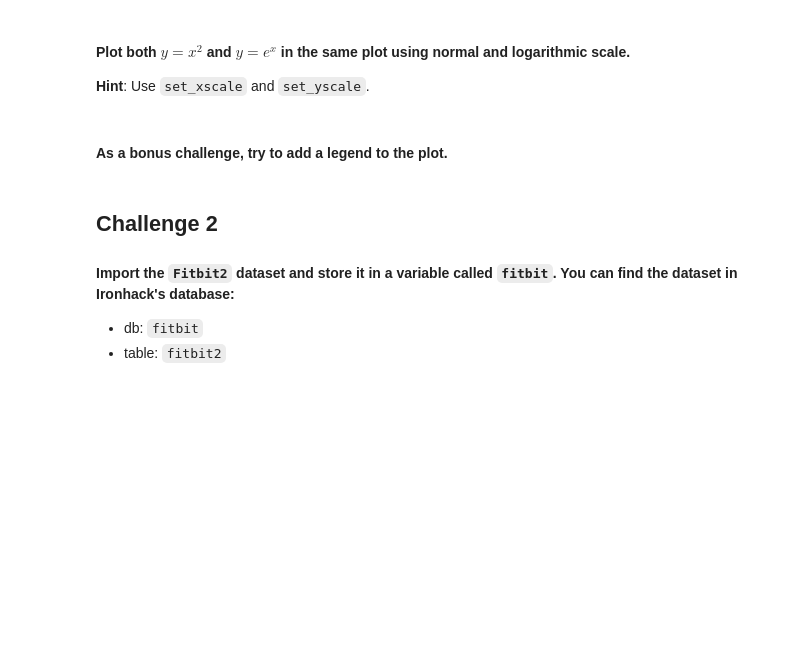
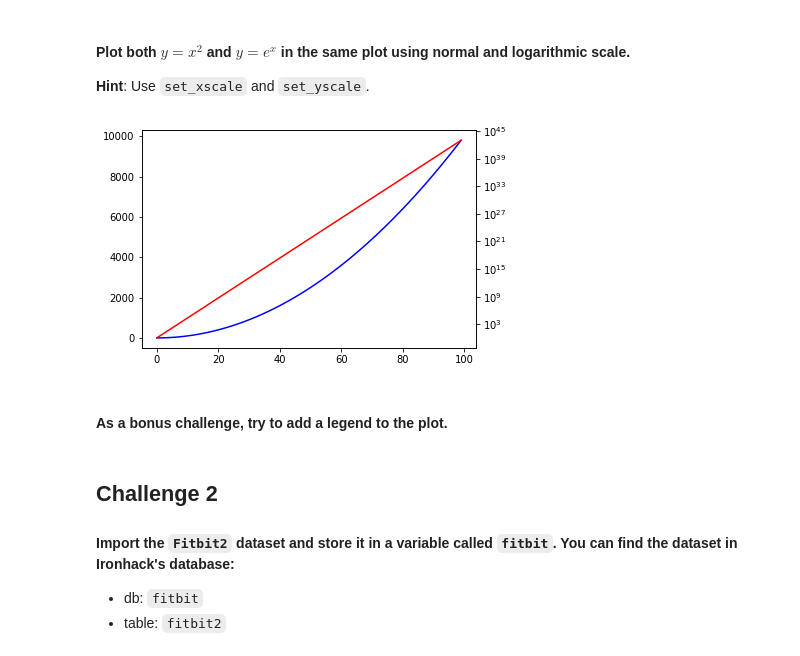
Before and after one commit to ta-datapt-bcn/lab-matplotlib-seaborn, a Jupyter notebook: your-code/main.ipynb, the cells around one changed output. Drawn from its saved outputs; the diff is of its cells as text; code cells hidden in the pictures; blank space fills up the shorter version.

```diff
--- a/your-code/main.ipynb
+++ b/your-code/main.ipynb
@@ -44,3 +75,19 @@ If you want, try to add a title to the plot or even axes labels. You can also pl
+# %%
+# your code here
+
+fig, ax1 = plt.subplots()
+
+ax1.plot(x, x**2, color = 'blue')
+plt.yscale('linear') # Escala lineal para y = x**2
+
+ax2 = ax1.twinx() # Duplicamos eje X pero creamos un nuevo eje Y para la segunda gráfica.
+
+ax2.plot(x, np.exp(x), color = 'red')
+plt.yscale('log') # Escala logarítmica para y = np.exp(x)
+
+plt.show()
+# %% [output]
+[figure, added]
 # %% [markdown]
 #### As a bonus challenge, try to add a legend to the plot.
 # %%
```
Also changed, not shown: parts of 38 cells of this notebook, 2 other files.
